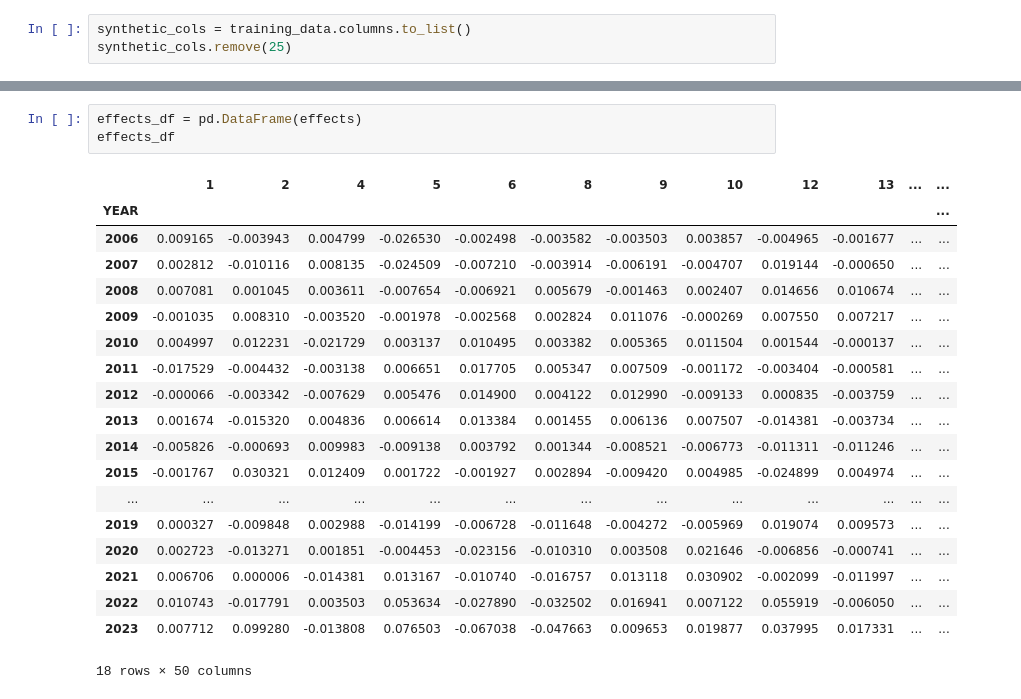
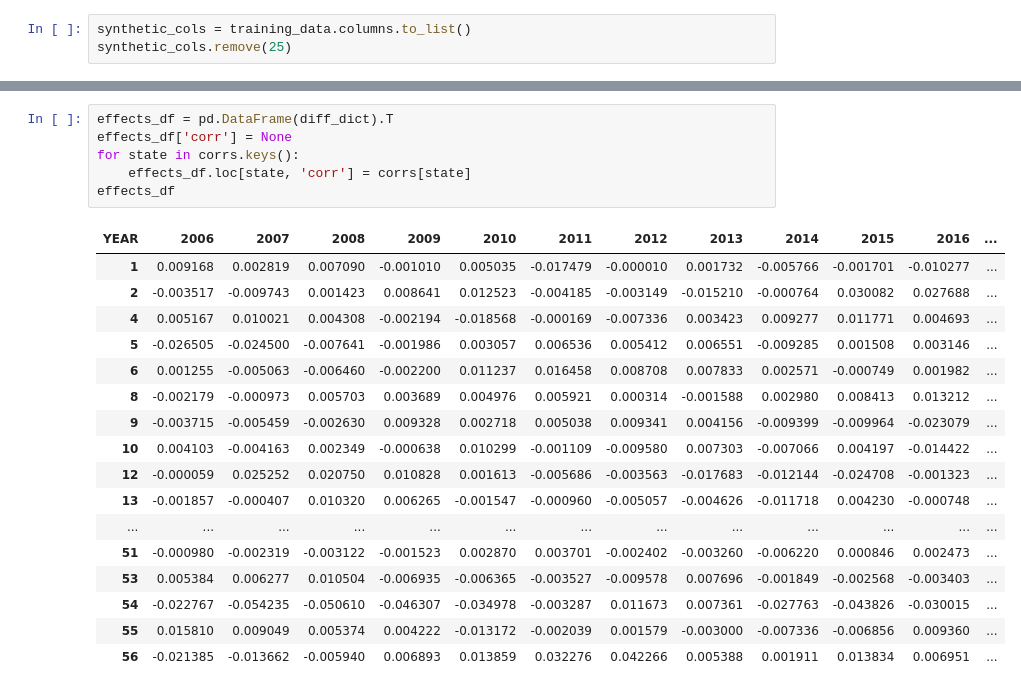
Before and after one commit to will-r61/honors_thesis, a Jupyter notebook: notebooks/scm_no_covariates.ipynb, the cells around one changed output, grey strips where cells are left out. Cells and saved outputs as stored; diff of their text form.

```diff
--- a/notebooks/scm_no_covariates.ipynb
+++ b/notebooks/scm_no_covariates.ipynb
@@ -276,23 +283,24 @@ plt.legend()
-# %%
-effects_df = pd.DataFrame(effects)
-effects_df
-# %% [output]
-|  | 1 | 2 | 4 | 5 | 6 | 8 | 9 | 10 | 12 | 13 | ... | ... |
-| YEAR |  |  |  |  |  |  |  |  |  |  |  | ... |
-| 2006 | 0.009165 | -0.003943 | 0.004799 | -0.026530 | -0.002498 | -0.003582 | -0.003503 | 0.003857 | -0.004965 | -0.001677 | ... | ... |
-| 2007 | 0.002812 | -0.010116 | 0.008135 | -0.024509 | -0.007210 | -0.003914 | -0.006191 | -0.004707 | 0.019144 | -0.000650 | ... | ... |
-| 2008 | 0.007081 | 0.001045 | 0.003611 | -0.007654 | -0.006921 | 0.005679 | -0.001463 | 0.002407 | 0.014656 | 0.010674 | ... | ... |
-| 2009 | -0.001035 | 0.008310 | -0.003520 | -0.001978 | -0.002568 | 0.002824 | 0.011076 | -0.000269 | 0.007550 | 0.007217 | ... | ... |
-| 2010 | 0.004997 | 0.012231 | -0.021729 | 0.003137 | 0.010495 | 0.003382 | 0.005365 | 0.011504 | 0.001544 | -0.000137 | ... | ... |
-| 2011 | -0.017529 | -0.004432 | -0.003138 | 0.006651 | 0.017705 | 0.005347 | 0.007509 | -0.001172 | -0.003404 | -0.000581 | ... | ... |
-| 2012 | -0.000066 | -0.003342 | -0.007629 | 0.005476 | 0.014900 | 0.004122 | 0.012990 | -0.009133 | 0.000835 | -0.003759 | ... | ... |
-| 2013 | 0.001674 | -0.015320 | 0.004836 | 0.006614 | 0.013384 | 0.001455 | 0.006136 | 0.007507 | -0.014381 | -0.003734 | ... | ... |
-| 2014 | -0.005826 | -0.000693 | 0.009983 | -0.009138 | 0.003792 | 0.001344 | -0.008521 | -0.006773 | -0.011311 | -0.011246 | ... | ... |
-| 2015 | -0.001767 | 0.030321 | 0.012409 | 0.001722 | -0.001927 | 0.002894 | -0.009420 | 0.004985 | -0.024899 | 0.004974 | ... | ... |
-| ... | ... | ... | ... | ... | ... | ... | ... | ... | ... | ... | ... | ... |
-| 2019 | 0.000327 | -0.009848 | 0.002988 | -0.014199 | -0.006728 | -0.011648 | -0.004272 | -0.005969 | 0.019074 | 0.009573 | ... | ... |
-| 2020 | 0.002723 | -0.013271 | 0.001851 | -0.004453 | -0.023156 | -0.010310 | 0.003508 | 0.021646 | -0.006856 | -0.000741 | ... | ... |
-| 2021 | 0.006706 | 0.000006 | -0.014381 | 0.013167 | -0.010740 | -0.016757 | 0.013118 | 0.030902 | -0.002099 | -0.011997 | ... | ... |
-| 2022 | 0.010743 | -0.017791 | 0.003503 | 0.053634 | -0.027890 | -0.032502 | 0.016941 | 0.007122 | 0.055919 | -0.006050 | ... | ... |
-| 2023 | 0.007712 | 0.099280 | -0.013808 | 0.076503 | -0.067038 | -0.047663 | 0.009653 | 0.019877 | 0.037995 | 0.017331 | ... | ... |
-18 rows × 50 columns
+# %%
+effects_df = pd.DataFrame(diff_dict).T
+effects_df['corr'] = None
+for state in corrs.keys():
+    effects_df.loc[state, 'corr'] = corrs[state]
+effects_df
+# %% [output]
+| YEAR | 2006 | 2007 | 2008 | 2009 | 2010 | 2011 | 2012 | 2013 | 2014 | 2015 | 2016 | ... |
+| 1 | 0.009168 | 0.002819 | 0.007090 | -0.001010 | 0.005035 | -0.017479 | -0.000010 | 0.001732 | -0.005766 | -0.001701 | -0.010277 | ... |
+| 2 | -0.003517 | -0.009743 | 0.001423 | 0.008641 | 0.012523 | -0.004185 | -0.003149 | -0.015210 | -0.000764 | 0.030082 | 0.027688 | ... |
+| 4 | 0.005167 | 0.010021 | 0.004308 | -0.002194 | -0.018568 | -0.000169 | -0.007336 | 0.003423 | 0.009277 | 0.011771 | 0.004693 | ... |
+| 5 | -0.026505 | -0.024500 | -0.007641 | -0.001986 | 0.003057 | 0.006536 | 0.005412 | 0.006551 | -0.009285 | 0.001508 | 0.003146 | ... |
+| 6 | 0.001255 | -0.005063 | -0.006460 | -0.002200 | 0.011237 | 0.016458 | 0.008708 | 0.007833 | 0.002571 | -0.000749 | 0.001982 | ... |
+| 8 | -0.002179 | -0.000973 | 0.005703 | 0.003689 | 0.004976 | 0.005921 | 0.000314 | -0.001588 | 0.002980 | 0.008413 | 0.013212 | ... |
+| 9 | -0.003715 | -0.005459 | -0.002630 | 0.009328 | 0.002718 | 0.005038 | 0.009341 | 0.004156 | -0.009399 | -0.009964 | -0.023079 | ... |
+| 10 | 0.004103 | -0.004163 | 0.002349 | -0.000638 | 0.010299 | -0.001109 | -0.009580 | 0.007303 | -0.007066 | 0.004197 | -0.014422 | ... |
+| 12 | -0.000059 | 0.025252 | 0.020750 | 0.010828 | 0.001613 | -0.005686 | -0.003563 | -0.017683 | -0.012144 | -0.024708 | -0.001323 | ... |
+| 13 | -0.001857 | -0.000407 | 0.010320 | 0.006265 | -0.001547 | -0.000960 | -0.005057 | -0.004626 | -0.011718 | 0.004230 | -0.000748 | ... |
+| ... | ... | ... | ... | ... | ... | ... | ... | ... | ... | ... | ... | ... |
+| 51 | -0.000980 | -0.002319 | -0.003122 | -0.001523 | 0.002870 | 0.003701 | -0.002402 | -0.003260 | -0.006220 | 0.000846 | 0.002473 | ... |
+| 53 | 0.005384 | 0.006277 | 0.010504 | -0.006935 | -0.006365 | -0.003527 | -0.009578 | 0.007696 | -0.001849 | -0.002568 | -0.003403 | ... |
+| 54 | -0.022767 | -0.054235 | -0.050610 | -0.046307 | -0.034978 | -0.003287 | 0.011673 | 0.007361 | -0.027763 | -0.043826 | -0.030015 | ... |
+| 55 | 0.015810 | 0.009049 | 0.005374 | 0.004222 | -0.013172 | -0.002039 | 0.001579 | -0.003000 | -0.007336 | -0.006856 | 0.009360 | ... |
+| 56 | -0.021385 | -0.013662 | -0.005940 | 0.006893 | 0.013859 | 0.032276 | 0.042266 | 0.005388 | 0.001911 | 0.013834 | 0.006951 | ... |
```
Also changed, not shown: parts of 11 cells of this notebook, 2 other files.
